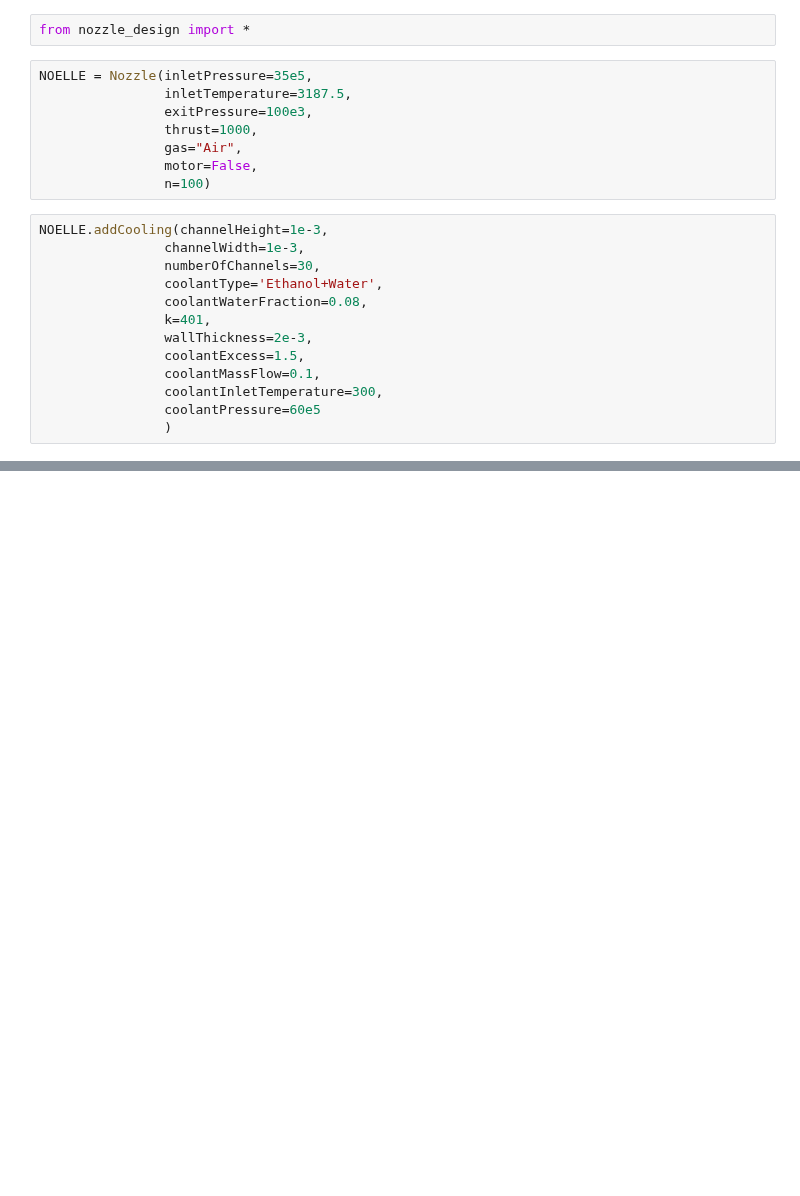
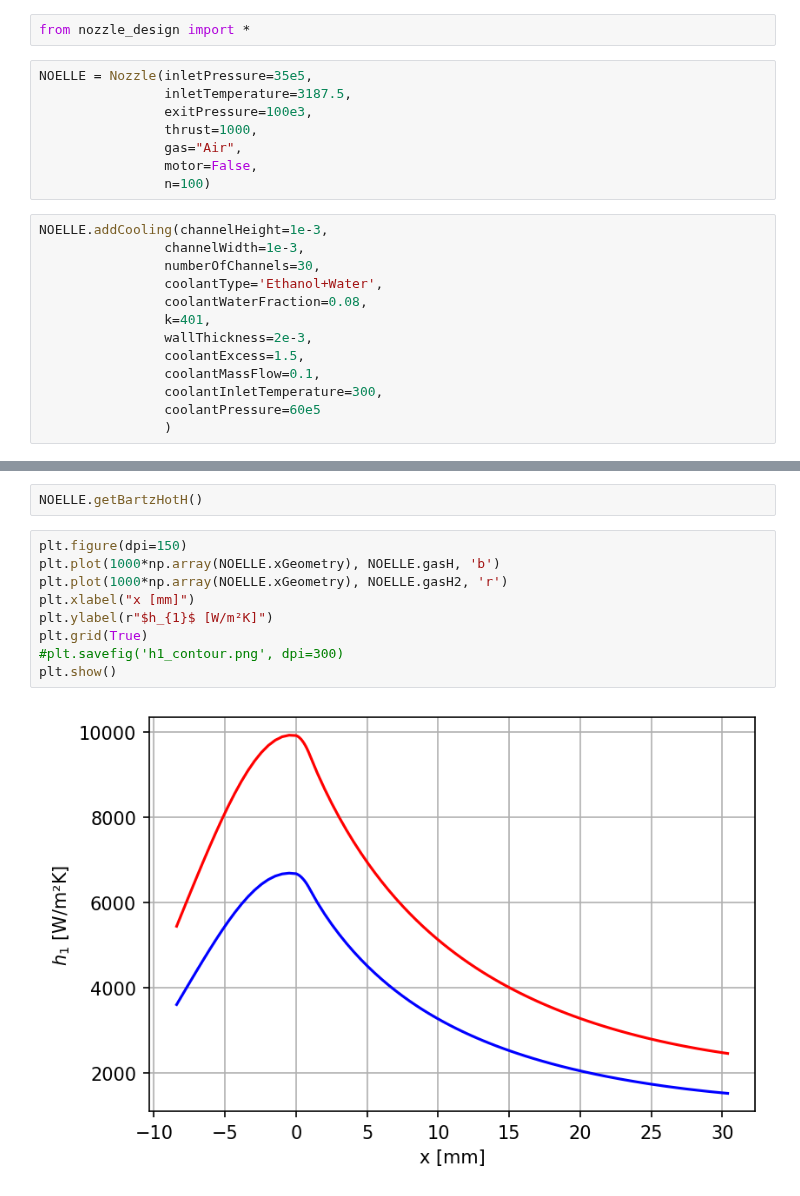
Before and after one commit to giovaniceotto/Noelle, a Jupyter notebook: Nozzle/Nozzle_no_motor.ipynb, the cells around one changed output, grey strips where cells are left out. Saved outputs shown, nothing was run; the diff lists cells and outputs as text; blank space fills up the shorter version.

Commit message:
Added getBartzHotH method

```diff
--- a/Nozzle/Nozzle_no_motor.ipynb
+++ b/Nozzle/Nozzle_no_motor.ipynb
@@ -51,0 +55,13 @@ Coolant convective heat transfer coefficient:  5999.737713836297 W/m²K
+# %%
+NOELLE.getBartzHotH()
+# %%
+plt.figure(dpi=150)
+plt.plot(1000*np.array(NOELLE.xGeometry), NOELLE.gasH, 'b')
+plt.plot(1000*np.array(NOELLE.xGeometry), NOELLE.gasH2, 'r')
+plt.xlabel("x [mm]")
+plt.ylabel(r"$h_{1}$ [W/m²K]")
+plt.grid(True)
+#plt.savefig('h1_contour.png', dpi=300)
+plt.show()
+# %% [output]
+[figure, added]
```
Also changed, not shown: parts of 8 cells of this notebook, 1 other file.
